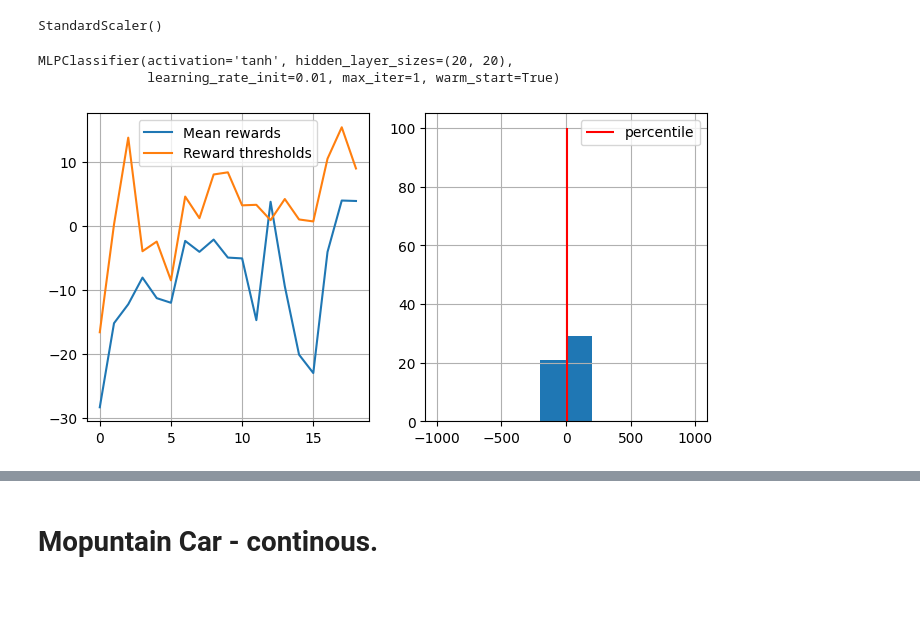
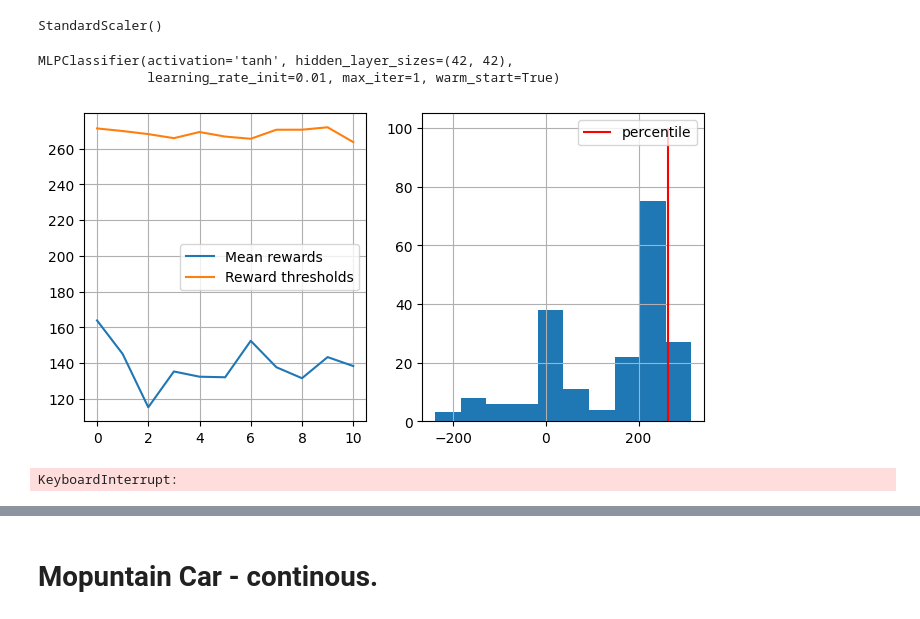
Before and after one commit to Skiftare/Practical_RL_shad, a Jupyter notebook: week01_intro/hw/hw_1.ipynb, the cells around one changed output, grey strips where cells are left out. Drawn from its saved outputs; the diff is of its cells as text; code cells hidden in the pictures.

```diff
--- a/week01_intro/hw/hw_1.ipynb
+++ b/week01_intro/hw/hw_1.ipynb
@@ -123,10 +99,10 @@ def select_elites(states_batch, actions_batch, rewards_batch, percentile):
     reward_threshold = np.percentile(rewards_batch, percentile)
 
     elite_states = list(chain.from_iterable(
-        states for (states, reward) in zip(states_batch, rewards_batch) if reward >= reward_threshold
+        states for (states, reward) in zip(states_batch, rewards_batch) if reward > reward_threshold
     ))
     elite_actions = list(chain.from_iterable(
-        actions for (actions, reward) in zip(actions_batch, rewards_batch) if reward >= reward_threshold
+        actions for (actions, reward) in zip(actions_batch, rewards_batch) if reward > reward_threshold
     ))
 
     return elite_states, elite_actions
@@ -518,7 +432,7 @@ n_actions = env.action_space.n  # 4 действия: ничего, влево,
 #Взято из deep_crossentropy. И там итам - задача баланса. +- похоже.
 
 agent = MLPClassifier(
-    hidden_layer_sizes=(20, 20),
+    hidden_layer_sizes=(42, 42),
     activation="tanh",
     solver="adam",
     learning_rate_init=0.01,
@@ -551,18 +465,20 @@ agent.partial_fit(
     classes=range(n_actions)
 )
 # %% [output]
-MLPClassifier(activation='tanh', hidden_layer_sizes=(20, 20),
+MLPClassifier(activation='tanh', hidden_layer_sizes=(42, 42),
               learning_rate_init=0.01, max_iter=1, warm_start=True)
 # %%
 from IPython.display import clear_output
 
 
-def show_progress_fixed(rewards_batch, log, percentile, reward_range=[-990, +990]):
+def show_progress_fixed(rewards_batch, log, percentile):
     """
     A convenience function that displays training progress.
     No cool math here, just charts.
     """
-
+    min_reward = min(rewards_batch) - 12
+    max_reward = max(rewards_batch) + 12
+    reward_range = [min_reward, max_reward]
     mean_reward = np.mean(rewards_batch)
     threshold = np.percentile(rewards_batch, percentile)
     log.append([mean_reward, threshold])
@@ -573,6 +489,7 @@ def show_progress_fixed(rewards_batch, log, percentile, reward_range=[-990, +990
     plt.plot(list(zip(*log))[1], label="Reward thresholds")
     plt.legend()
     plt.grid()
+
 
     plt.subplot(1, 2, 2)
     plt.hist(rewards_batch, range=reward_range)
@@ -591,33 +508,44 @@ def show_progress_fixed(rewards_batch, log, percentile, reward_range=[-990, +990
 # %%
 import numpy as np
 log = []
-n_sessions = 50  # sample this many sessions
+n_sessions = 200  # sample this many sessions
 n_rollouts = 1  # Сколько раз играем одной стратегией для усреднения результата
-percentile = 50  # discard this percentage of sessions with lowest rewards
-learning_rate = 0.5  # how quickly the policy is updated, on a scale from 0 to 1
-for i in range(1000):
+percentile = 70  # discard this percentage of sessions with lowest rewards
+for i in range(222):
+    interactive_percentile = percentile
     sessions = []
     for _ in range(n_sessions):
         rollouts = [generate_session_for_agent(env, agent, scaler) for __ in range(n_rollouts)]
         _, _, rewards = zip(*rollouts)
         mean_reward = np.mean(rewards)
         all_states = [s for s, _, _ in rollouts]
         all_actions = [a for _, a, _ in rollouts]
         sessions.append((all_states, all_actions, mean_reward))
 
+
     states_batch, actions_batch, rewards_batch = zip(*sessions)
-    elite_states, elite_actions = select_elites(states_batch, actions_batch, rewards_batch, percentile)
     if max(rewards_batch) > 200:
-        print("Успех! Агент научился садиться!")
-
-    if len(elite_states) > 0:
+        interactive_percentile = 90
+        elite_states, elite_actions = select_elites(states_batch, actions_batch, rewards_batch, interactive_percentile)
         x = np.concatenate(elite_states)
         y = np.concatenate(elite_actions)
+        scaler.partial_fit(x)
+        x_scaled = scaler.transform(x)
+        for i in range(12):
+            agent.partial_fit(x_scaled, y)
+    else:
+        elite_states, elite_actions = select_elites(states_batch, actions_batch, rewards_batch, interactive_percentile)
+        x = np.concatenate(elite_states)
         y = np.concatenate(elite_actions)
         scaler.partial_fit(x)
         x_scaled = scaler.transform(x)
         agent.partial_fit(x_scaled, y)
 
-    show_progress_fixed(rewards_batch, log, percentile)
+
+    if max(rewards_batch) > 200:
+        print("Успех! Агент научился садиться!")
+
+    show_progress_fixed(rewards_batch, log, interactive_percentile)
 # %% [output]
-[figure, old version]
+[figure, new version]
+KeyboardInterrupt:
```
Also changed, not shown: parts of 10 cells of this notebook, 1 other file.
